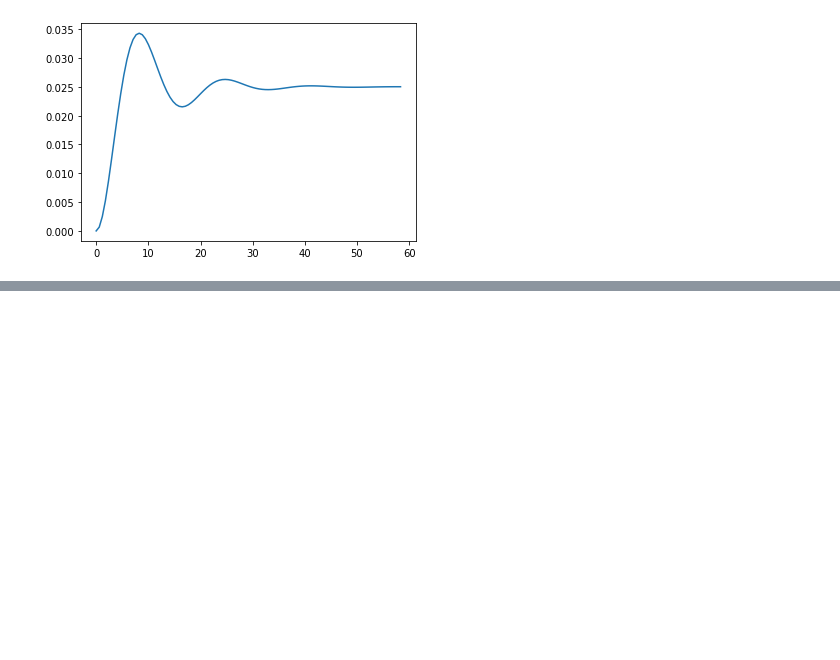
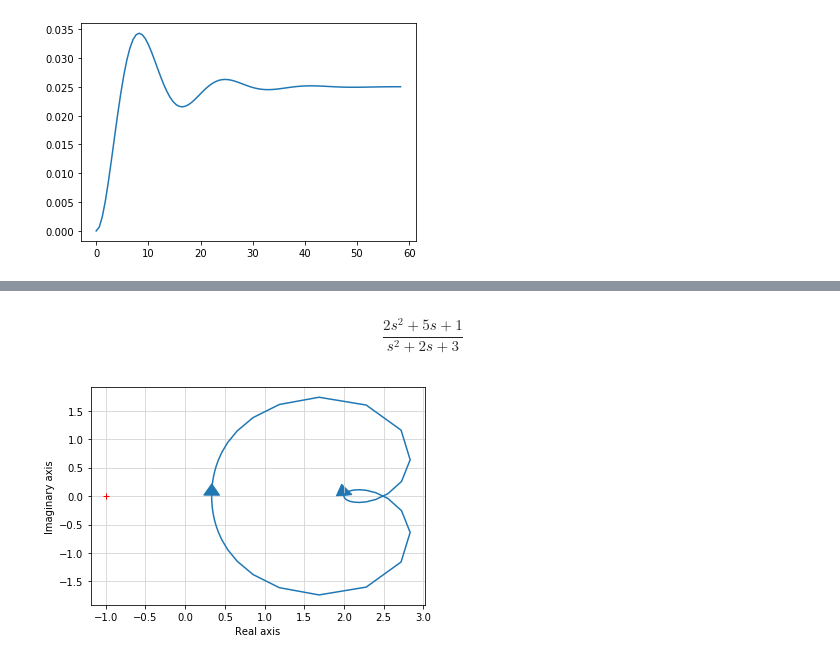
Before and after one commit to HSJNYCU/Learning, a Jupyter notebook: Python_Control_Library_01.ipynb, the cells around one changed output, grey strips where cells are left out. Drawn from its saved outputs; the diff is of its cells as text; code cells hidden in the pictures; blank space fills up the shorter version.

```diff
--- a/Python_Control_Library_01.ipynb
+++ b/Python_Control_Library_01.ipynb
@@ -44,0 +51,11 @@ AttributeError: 'Line2D' object has no property 'plot'
+# %%
+# check another case
+H = tf([2, 5, 1],[1, 2, 3]);
+H
+# %% [output]
+$$\frac{2 s^2 + 5 s + 1}{s^2 + 2 s + 3}$$
+# %%
+nyquist(H)
+plt.show(block=False)
+# %% [output]
+[figure, added]
```
Also changed, not shown: parts of 6 cells of this notebook, 1 other file.
